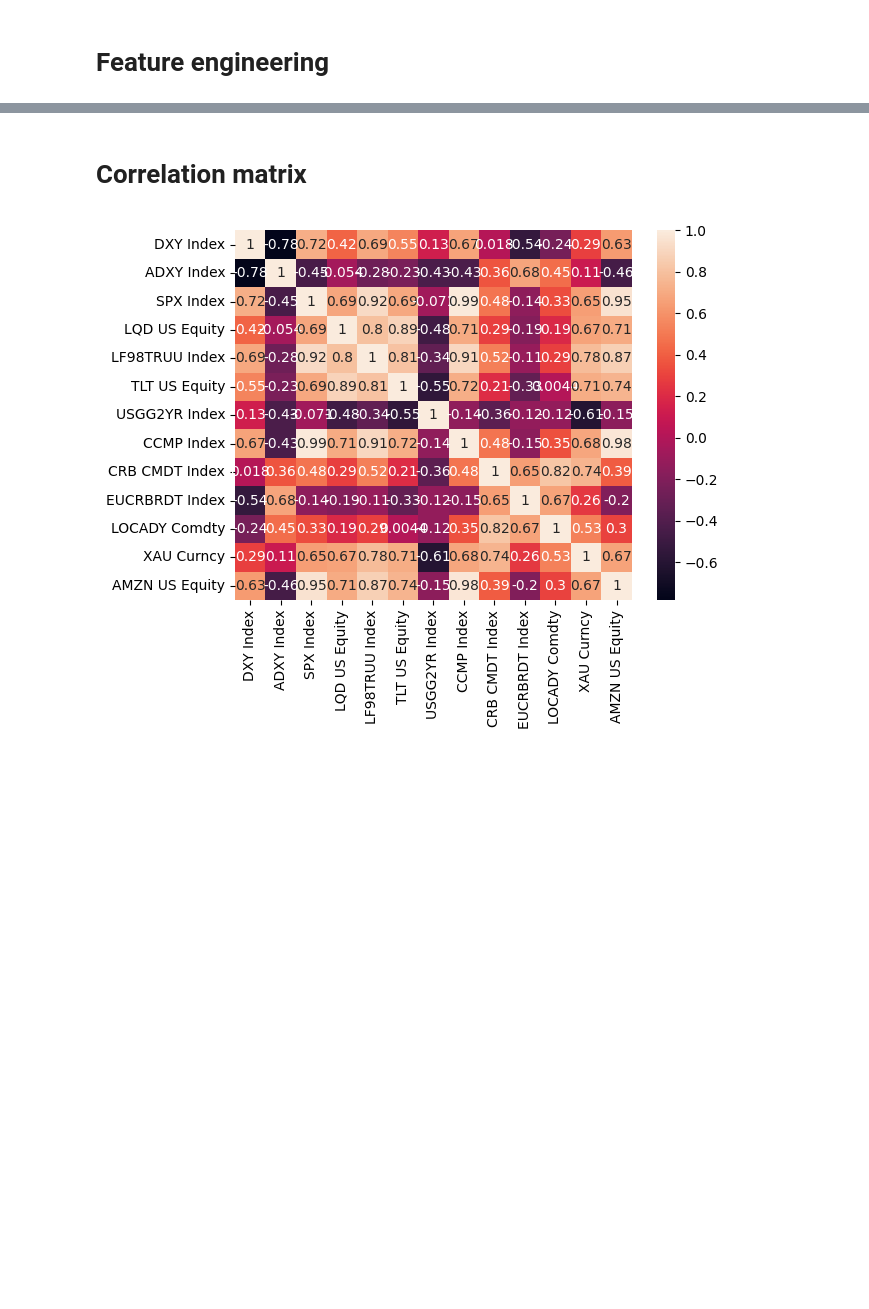
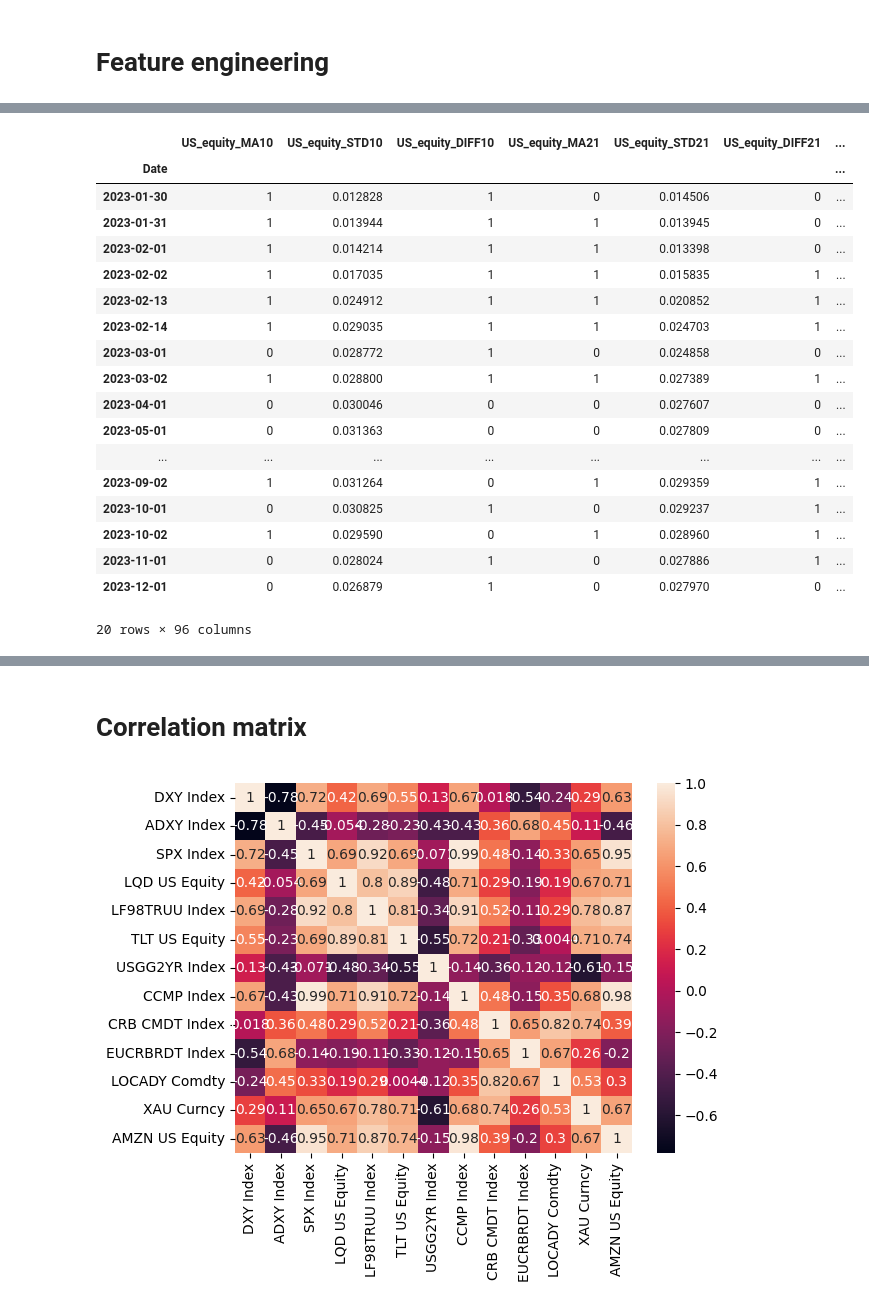
Before and after one commit to joyyuan89/FinAI, a Jupyter notebook: case_study/market_regime/Market_regime_v1.ipynb, the cells around one changed output, grey strips where cells are left out. Cells and saved outputs as stored; diff of their text form; code cells hidden in the pictures; blank space fills up the shorter version.

```diff
--- a/case_study/market_regime/Market_regime_v1.ipynb
+++ b/case_study/market_regime/Market_regime_v1.ipynb
@@ -95,0 +63,3 @@ Raw_data
+# %%
+ref_data = pd.read_csv(os.path.join(dir,'INPUT/index_set.csv'))
+df_index_set = ref_data[ref_data['group']==1][['set','index']]
@@ -133,0 +151,8 @@ def construct_market_data(Market_tenor, Market_type):
+# %%
+# ignore warning
+pd.options.mode.chained_assignment = None  # default='warn'
+
+df_scaled = preprocessing_scaler(raw_data, base_index)
+df_period = select_period(df_scaled,start_date,end_date)
+df_grouped = group_data(df_period,df_index_set)
+df_derived = construct_market_data(df_grouped,li_rolling_window,li_calculation_type)
@@ -134,3 +170,25 @@ def construct_market_data(Market_tenor, Market_type):
+# %%
+df_derived.tail(20)
+# %% [output]
+|  | US_equity_MA10 | US_equity_STD10 | US_equity_DIFF10 | US_equity_MA21 | US_equity_STD21 | US_equity_DIFF21 | ... |
+| Date |  |  |  |  |  |  | ... |
+| 2023-01-30 | 1 | 0.012828 | 1 | 0 | 0.014506 | 0 | ... |
+| 2023-01-31 | 1 | 0.013944 | 1 | 1 | 0.013945 | 0 | ... |
+| 2023-02-01 | 1 | 0.014214 | 1 | 1 | 0.013398 | 0 | ... |
+| 2023-02-02 | 1 | 0.017035 | 1 | 1 | 0.015835 | 1 | ... |
+| 2023-02-13 | 1 | 0.024912 | 1 | 1 | 0.020852 | 1 | ... |
+| 2023-02-14 | 1 | 0.029035 | 1 | 1 | 0.024703 | 1 | ... |
+| 2023-03-01 | 0 | 0.028772 | 1 | 0 | 0.024858 | 0 | ... |
+| 2023-03-02 | 1 | 0.028800 | 1 | 1 | 0.027389 | 1 | ... |
+| 2023-04-01 | 0 | 0.030046 | 0 | 0 | 0.027607 | 0 | ... |
+| 2023-05-01 | 0 | 0.031363 | 0 | 0 | 0.027809 | 0 | ... |
+| ... | ... | ... | ... | ... | ... | ... | ... |
+| 2023-09-02 | 1 | 0.031264 | 0 | 1 | 0.029359 | 1 | ... |
+| 2023-10-01 | 0 | 0.030825 | 1 | 0 | 0.029237 | 1 | ... |
+| 2023-10-02 | 1 | 0.029590 | 0 | 1 | 0.028960 | 1 | ... |
+| 2023-11-01 | 0 | 0.028024 | 1 | 0 | 0.027886 | 1 | ... |
+| 2023-12-01 | 0 | 0.026879 | 1 | 0 | 0.027970 | 0 | ... |
+20 rows × 96 columns
 # %%
 for date in Date_range:
     Processed_data = generate_processed_data(Raw_data, date)
```
Also changed, not shown: parts of 24 cells of this notebook, 3 other files.
